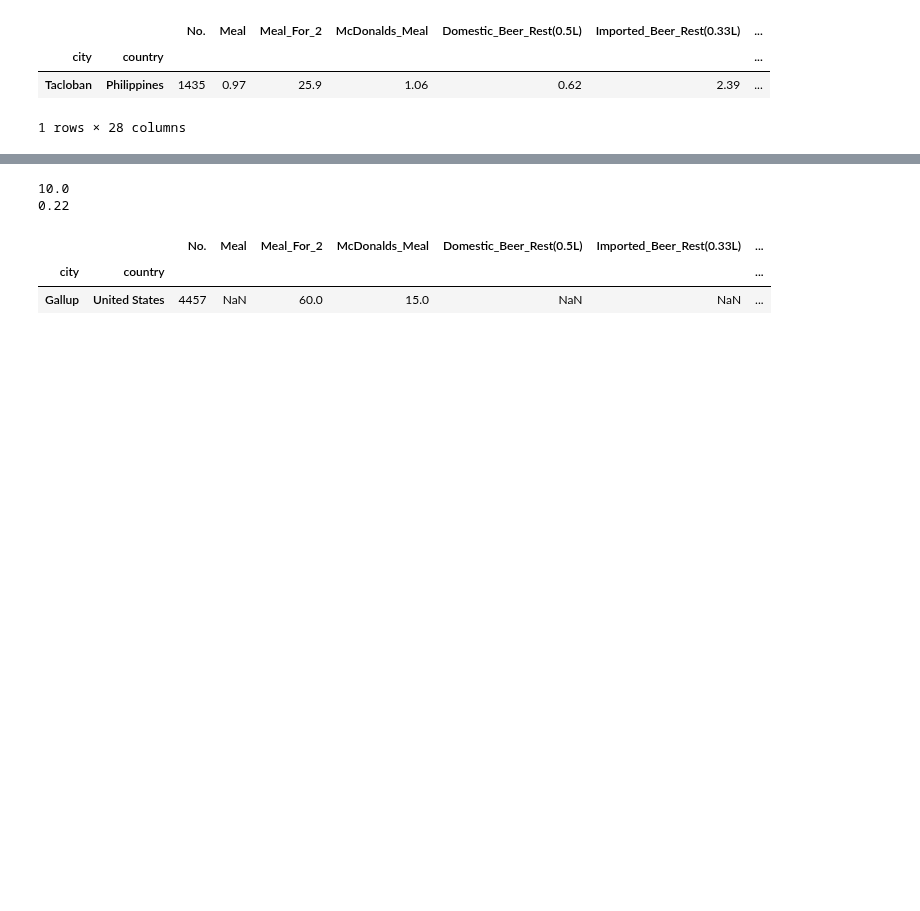
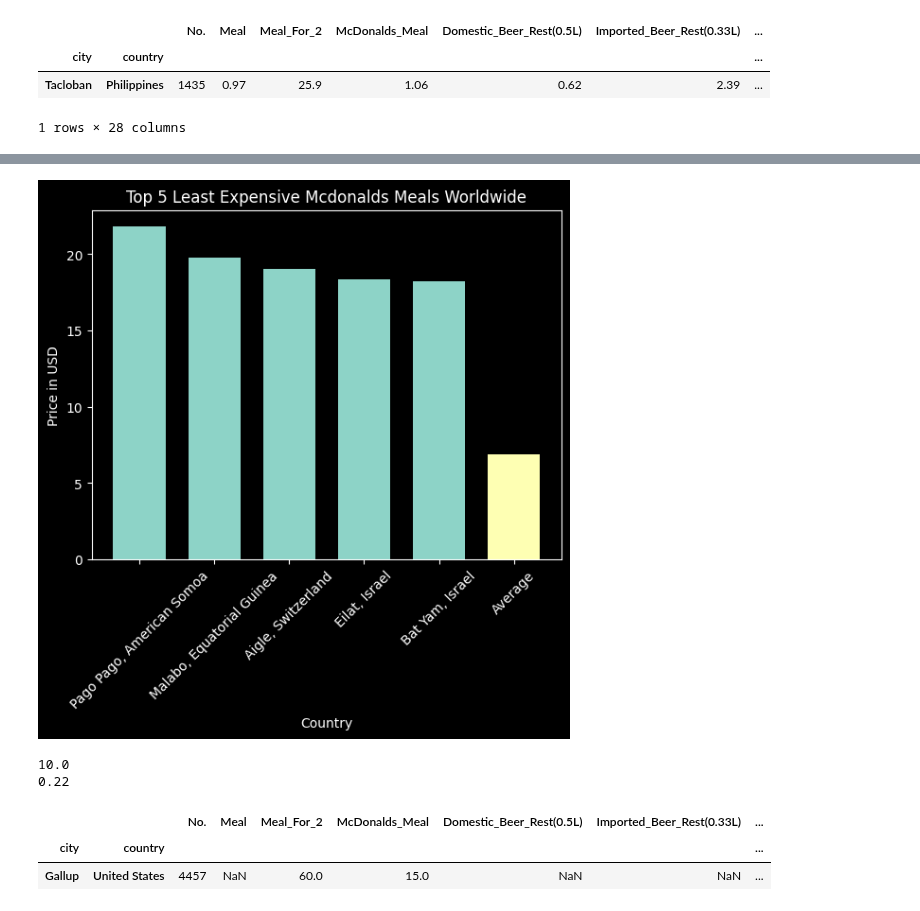
Before and after one commit to Reed-Carter/Global-Cost-of-Living, a Jupyter notebook: phil-project.ipynb, the cells around one changed output, grey strips where cells are left out. Saved outputs shown, nothing was run; the diff lists cells and outputs as text; code cells hidden in the pictures; blank space fills up the shorter version.

```diff
--- a/phil-project.ipynb
+++ b/phil-project.ipynb
@@ -330,4 +350,26 @@ Ramat Gan      Israel               17.04
 Name: McDonalds_Meal, dtype: float64
+# %%
+mcdonalds_most_values = [21.81, 19.79, 19.02, 18.35, 18.21]
+mcdonalds_most_locations = ['Pago Pago, American Somoa', 'Malabo, Equatorial Guinea', 'Aigle, Switzerland', 'Eilat, Israel', 'Bat Yam, Israel']
+# %%
+# Create bar graph
+plt.style.use('dark_background')
+
+plt.title('Top 5 Least Expensive Mcdonalds Meals Worldwide')
+
+bar_width = 0.7
+
+plt.bar(mcdonalds_most_locations, mcdonalds_most_values, width=bar_width)
+plt.bar('Average', mcdonalds_average, width=bar_width)
+plt.xticks(rotation=45)
+
+
+plt.xlabel('Country')
+plt.ylabel('Price in USD')
+
+plt.show()
+# %% [output]
+[figure, added]
 # %%
 # Find max and min value in the cappuccino column
 max_capp = cost_of_living.Cappuccino.max()
```
Also changed, not shown: parts of 6 cells of this notebook.
